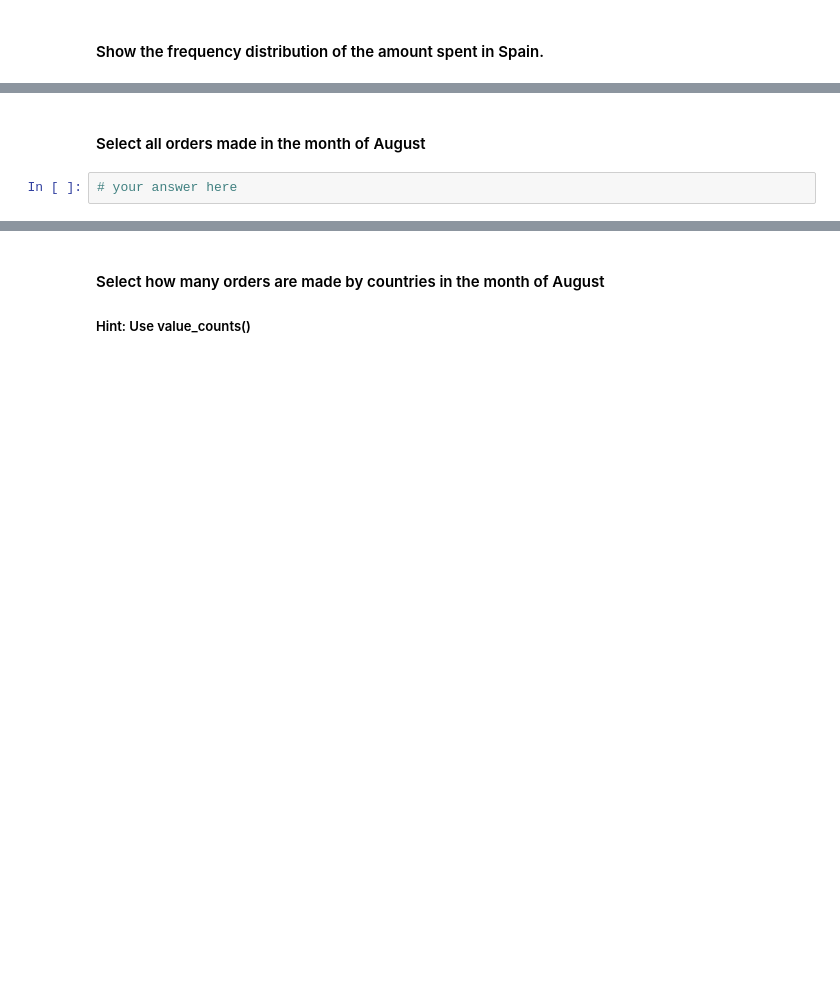
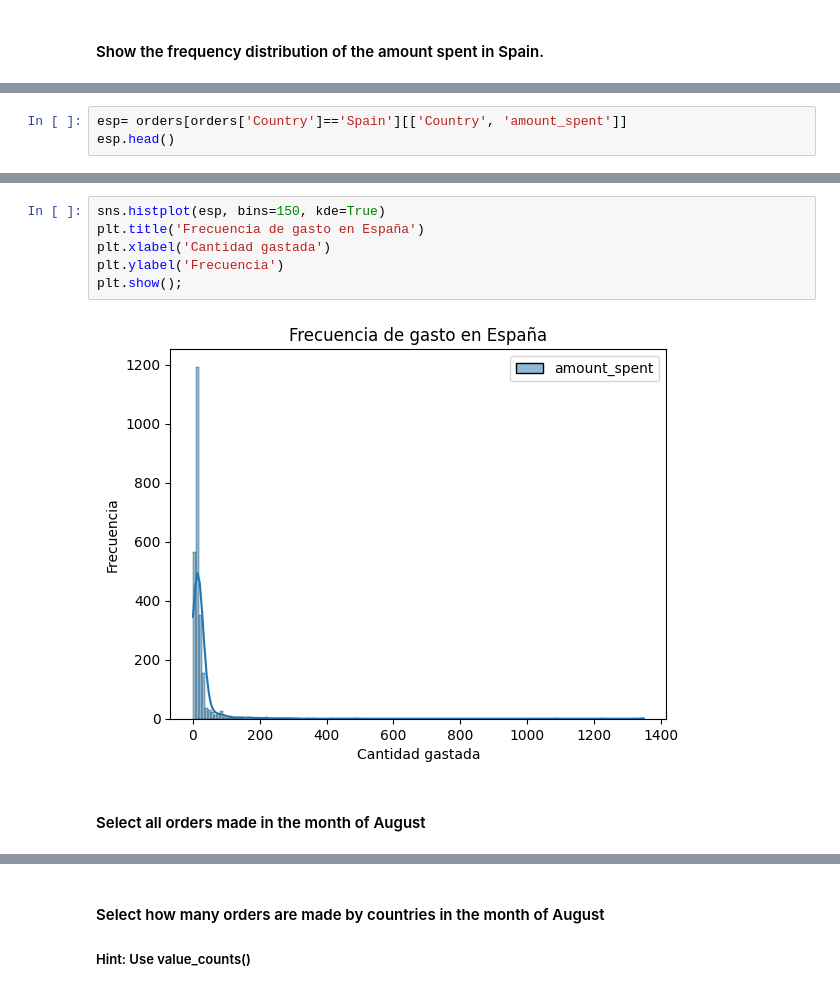
Before and after one commit to Ironhack-Data-Madrid-Octubre-2023/5.1-lab_subsetting_and_descriptive_stats, a Jupyter notebook: your-code/main.ipynb, the cells around one changed output, grey strips where cells are left out. Cells and saved outputs as stored; diff of their text form; blank space fills up the shorter version.

```diff
--- a/your-code/main.ipynb
+++ b/your-code/main.ipynb
@@ -547,0 +560,3 @@ comida_2011.shape
+# %%
+esp= orders[orders['Country']=='Spain'][['Country', 'amount_spent']]
+esp.head()
@@ -548,4 +570,10 @@ comida_2011.shape
+# %%
+sns.histplot(esp, bins=150, kde=True)
+plt.title('Frecuencia de gasto en España')
+plt.xlabel('Cantidad gastada')
+plt.ylabel('Frecuencia')
+plt.show();
+# %% [output]
+[figure, added]
 # %% [markdown]
 #### Select all orders made in the month of August
-# %%
-# your answer here
```
Also changed, not shown: parts of 14 cells of this notebook.
